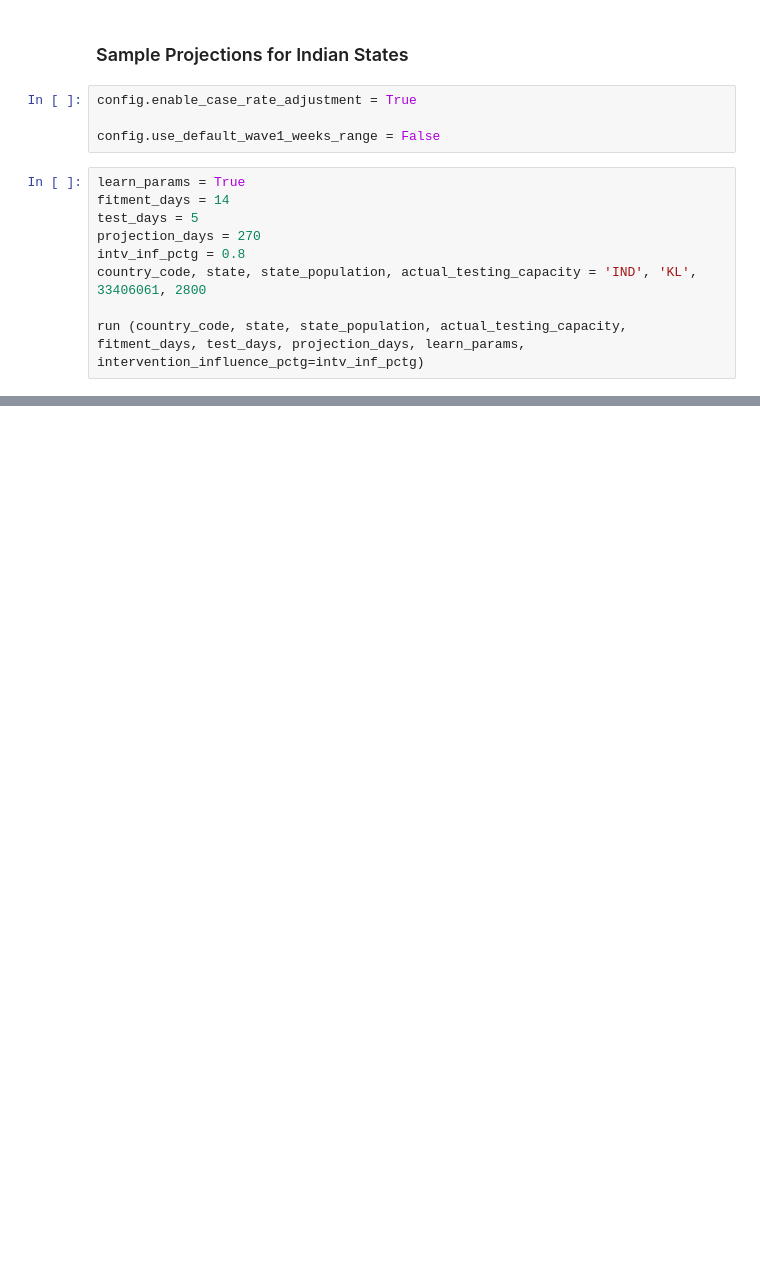
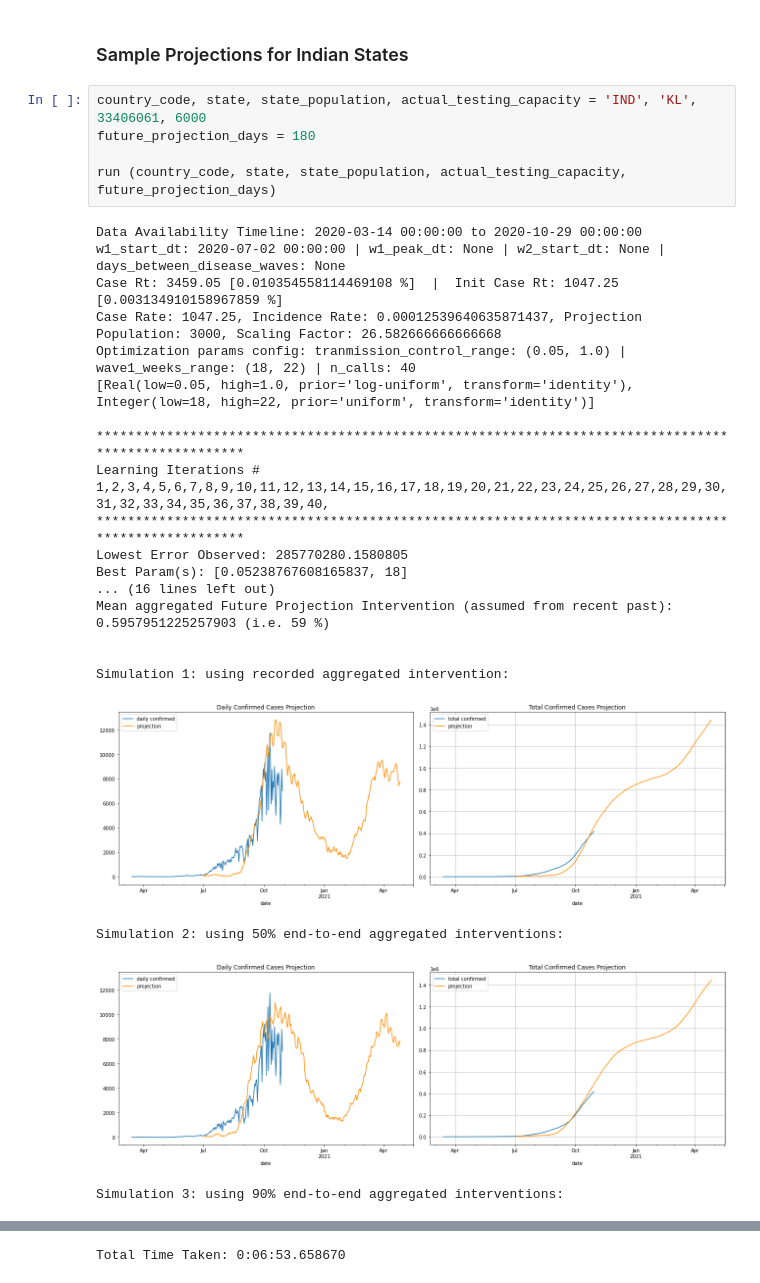
Before and after one commit to aws-samples/covid19-simulation, a Jupyter notebook: covid19_simulator_India_states.ipynb, the cells around one changed output, grey strips where cells are left out. Drawn from its saved outputs; the diff is of its cells as text; blank space fills up the shorter version.

```diff
--- a/covid19_simulator_India_states.ipynb
+++ b/covid19_simulator_India_states.ipynb
@@ -122,15 +81,29 @@ state_data_loader.load('India', target_states)
 # %% [markdown]
 ### Sample Projections for Indian States
-# %%
-config.enable_case_rate_adjustment = True
-
-config.use_default_wave1_weeks_range = False
 # %%
-learn_params = True
-fitment_days = 14
-test_days = 5
-projection_days = 270
-intv_inf_pctg = 0.8
-country_code, state, state_population, actual_testing_capacity = 'IND', 'KL', 33406061, 2800
+country_code, state, state_population, actual_testing_capacity = 'IND', 'KL', 33406061, 6000
+future_projection_days = 180
 
-run (country_code, state, state_population, actual_testing_capacity, fitment_days, test_days, projection_days, learn_params, intervention_influence_pctg=intv_inf_pctg)
+run (country_code, state, state_population, actual_testing_capacity, future_projection_days)
+# %% [output]
+Data Availability Timeline: 2020-03-14 00:00:00 to 2020-10-29 00:00:00
+w1_start_dt: 2020-07-02 00:00:00 | w1_peak_dt: None | w2_start_dt: None | days_between_disease_waves: None
+Case Rt: 3459.05 [0.010354558114469108 %]  |  Init Case Rt: 1047.25 [0.003134910158967859 %]
+Case Rate: 1047.25, Incidence Rate: 0.00012539640635871437, Projection Population: 3000, Scaling Factor: 26.582666666666668
+Optimization params config: tranmission_control_range: (0.05, 1.0) | wave1_weeks_range: (18, 22) | n_calls: 40
+[Real(low=0.05, high=1.0, prior='log-uniform', transform='identity'), Integer(low=18, high=22, prior='uniform', transform='identity')]
+
+****************************************************************************************************
+Learning Iterations # 1,2,3,4,5,6,7,8,9,10,11,12,13,14,15,16,17,18,19,20,21,22,23,24,25,26,27,28,29,30,31,32,33,34,35,36,37,38,39,40,
+****************************************************************************************************
+Lowest Error Observed: 285770280.1580805
+Best Param(s): [0.05238767608165837, 18]
+... (16 lines left out)
+Mean aggregated Future Projection Intervention (assumed from recent past): 0.5957951225257903 (i.e. 59 %)
+
+
+Simulation 1: using recorded aggregated intervention:
+[figure, added]
+Simulation 2: using 50% end-to-end aggregated interventions:
+[figure, added]
+Simulation 3: using 90% end-to-end aggregated interventions:
@@ -137 +111,2 @@ run (country_code, state, state_population, actual_testing_capacity, fitment_day
+Total Time Taken: 0:06:53.658670
 # %%
```
Also changed, not shown: parts of 9 cells of this notebook, 10 other files.
